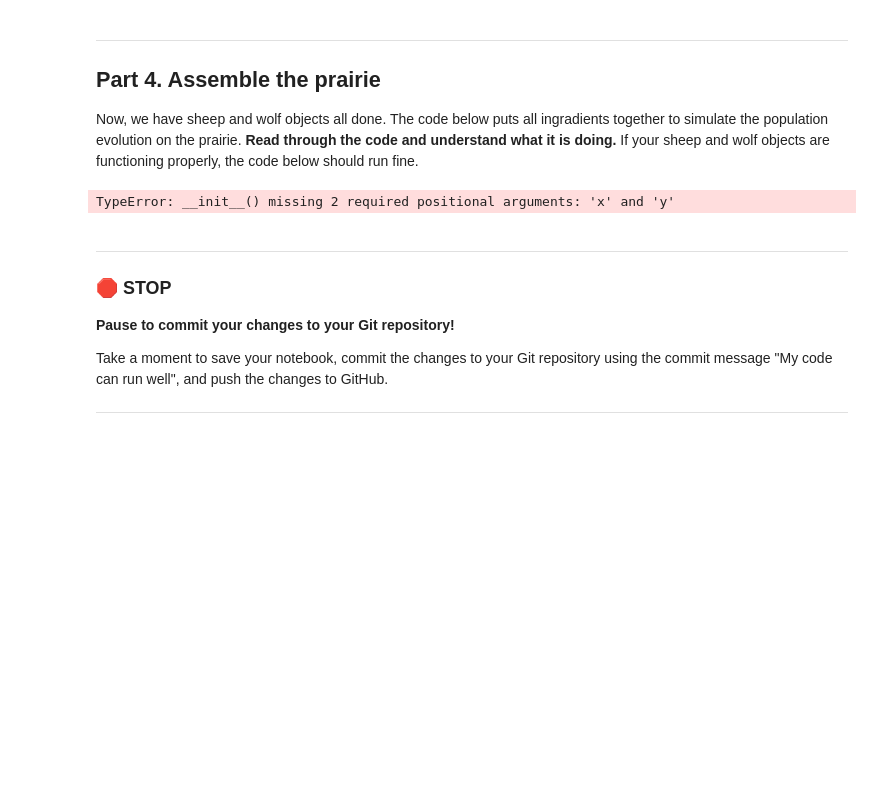
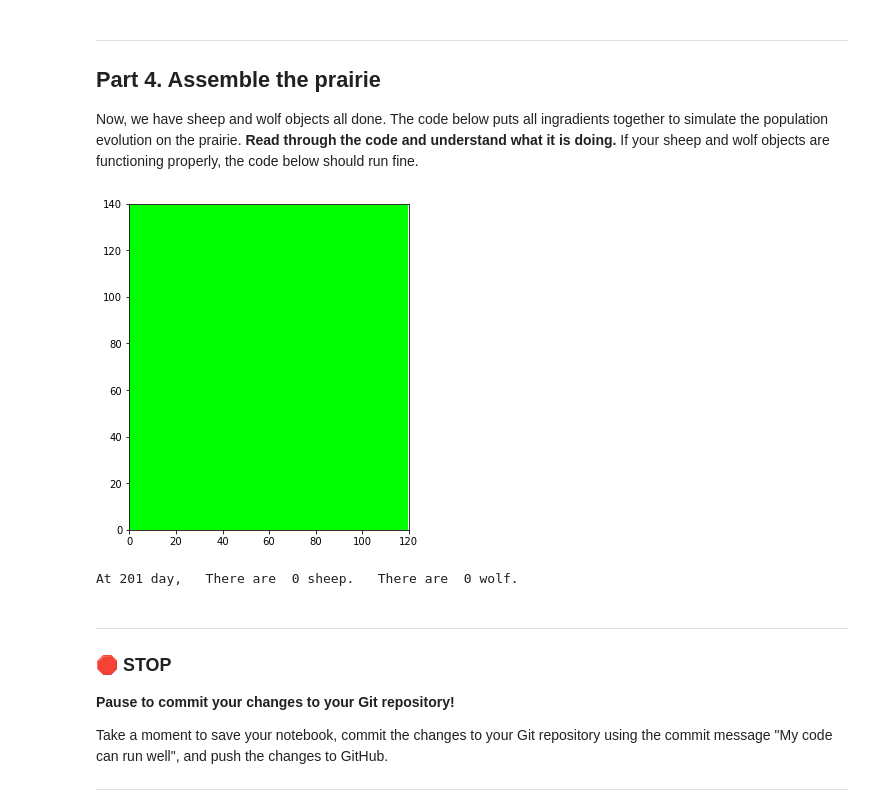
Before and after one commit to austynoberlin/cmse202-s21-turnin, a Jupyter notebook: hw-03/HW-03_OOP+ABM-STUDENT.ipynb, the cells around one changed output. Cells and saved outputs as stored; diff of their text form; code cells hidden in the pictures; blank space fills up the shorter version.

Commit message:
Done with wolf object

```diff
--- a/hw-03/HW-03_OOP+ABM-STUDENT.ipynb
+++ b/hw-03/HW-03_OOP+ABM-STUDENT.ipynb
@@ -697,39 +741,39 @@ for d in range(2,2002):
 
 
 
-
     ## the next 4 lines are used to set up a stop point
     ## the simulation will stop 210 steps after one of
     ## the two species extinct
     if np.size(pack) == 0 or np.size(flock) == 0:
         count = count +1
     if count == 210:
         break
 
     ## visualization: plot every 10 time steps
     if np.mod(d,10) == 1:
         clear_output(wait=True)
 
         plt.figure(figsize=(6, 6))
         plt.imshow(pri)
 
         for w in range(np.size(pack)):
             pack[w].draw()
 
         for s in range(np.size(flock)):
             flock[s].draw()
 
         plt.axes().set_aspect('equal')
         plt.axes().set_xlim([-0,120])
         plt.axes().set_ylim([-0,140])
         plt.show()
 
-        time.sleep(0.001)
+        time.sleep(.01)
 
         print('At', d,'day,',  '  There are ', np.size(flock), 'sheep.', \
               '  There are ', np.size(pack), 'wolf.')
 # %% [output]
+[figure, added]
-TypeError: __init__() missing 2 required positional arguments: 'x' and 'y'
+At 201 day,   There are  0 sheep.   There are  0 wolf.
 # %% [markdown]
 ---
 ### &#128721; STOP
```
Also changed, not shown: parts of 10 cells of this notebook.
